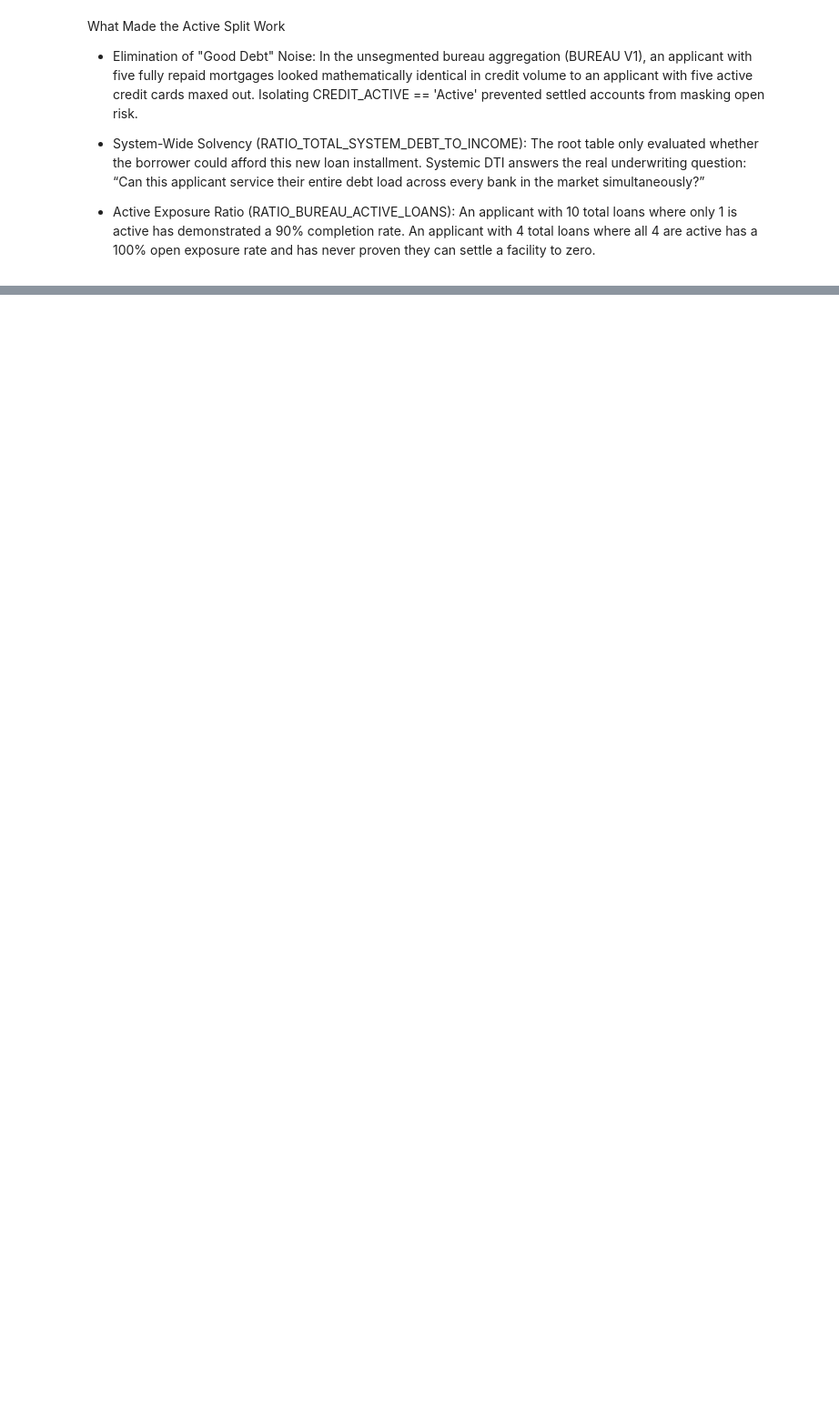
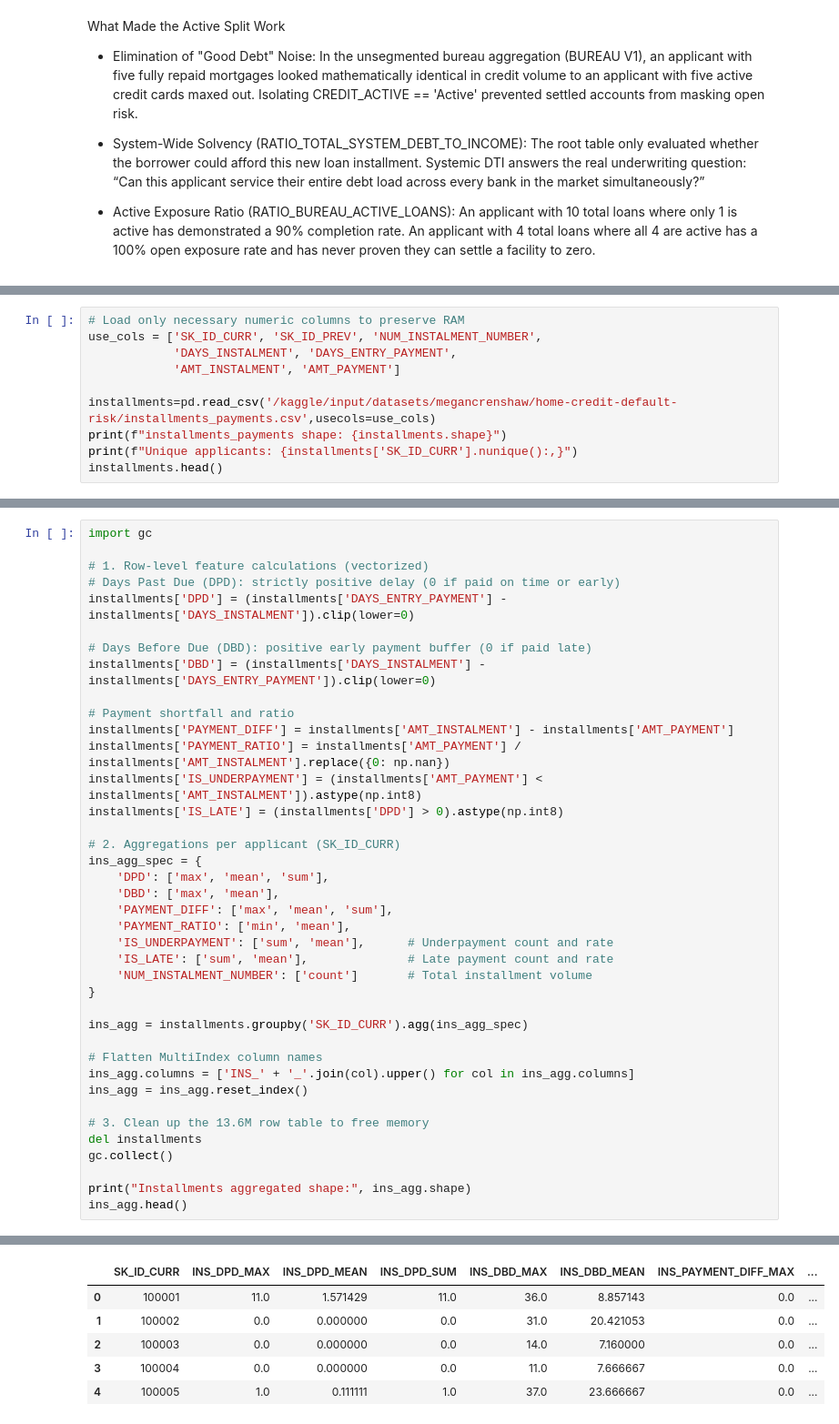
Before and after one commit to harshguptadev/home_credit_risk, a Jupyter notebook: home-credit-scorecard.ipynb, the cells around one changed output, grey strips where cells are left out. Shown at 91% size. Saved outputs shown, nothing was run; the diff lists cells and outputs as text; blank space fills up the shorter version.

```diff
--- a/home-credit-scorecard.ipynb
+++ b/home-credit-scorecard.ipynb
@@ -772,0 +1005,10 @@ What Made the Active Split Work
+# %%
+# Load only necessary numeric columns to preserve RAM
+use_cols = ['SK_ID_CURR', 'SK_ID_PREV', 'NUM_INSTALMENT_NUMBER',
+            'DAYS_INSTALMENT', 'DAYS_ENTRY_PAYMENT',
+            'AMT_INSTALMENT', 'AMT_PAYMENT']
+
+installments=pd.read_csv('/kaggle/input/datasets/megancrenshaw/home-credit-default-risk/installments_payments.csv',usecols=use_cols)
+print(f"installments_payments shape: {installments.shape}")
+print(f"Unique applicants: {installments['SK_ID_CURR'].nunique():,}")
+installments.head()
@@ -772,0 +1024,40 @@ What Made the Active Split Work
+# %%
+import gc
+
+# 1. Row-level feature calculations (vectorized)
+# Days Past Due (DPD): strictly positive delay (0 if paid on time or early)
+installments['DPD'] = (installments['DAYS_ENTRY_PAYMENT'] - installments['DAYS_INSTALMENT']).clip(lower=0)
+
+# Days Before Due (DBD): positive early payment buffer (0 if paid late)
+installments['DBD'] = (installments['DAYS_INSTALMENT'] - installments['DAYS_ENTRY_PAYMENT']).clip(lower=0)
+
+# Payment shortfall and ratio
+installments['PAYMENT_DIFF'] = installments['AMT_INSTALMENT'] - installments['AMT_PAYMENT']
+installments['PAYMENT_RATIO'] = installments['AMT_PAYMENT'] / installments['AMT_INSTALMENT'].replace({0: np.nan})
+installments['IS_UNDERPAYMENT'] = (installments['AMT_PAYMENT'] < installments['AMT_INSTALMENT']).astype(np.int8)
+installments['IS_LATE'] = (installments['DPD'] > 0).astype(np.int8)
+
+# 2. Aggregations per applicant (SK_ID_CURR)
+ins_agg_spec = {
+    'DPD': ['max', 'mean', 'sum'],
+    'DBD': ['max', 'mean'],
+    'PAYMENT_DIFF': ['max', 'mean', 'sum'],
+    'PAYMENT_RATIO': ['min', 'mean'],
+    'IS_UNDERPAYMENT': ['sum', 'mean'],      # Underpayment count and rate
+    'IS_LATE': ['sum', 'mean'],              # Late payment count and rate
+    'NUM_INSTALMENT_NUMBER': ['count']       # Total installment volume
+}
+
+ins_agg = installments.groupby('SK_ID_CURR').agg(ins_agg_spec)
+
+# Flatten MultiIndex column names
+ins_agg.columns = ['INS_' + '_'.join(col).upper() for col in ins_agg.columns]
+ins_agg = ins_agg.reset_index()
+
+# 3. Clean up the 13.6M row table to free memory
+del installments
+gc.collect()
+
+print("Installments aggregated shape:", ins_agg.shape)
+ins_agg.head()
+# %% [output]
@@ -772,0 +1065,6 @@ What Made the Active Split Work
+|  | SK_ID_CURR | INS_DPD_MAX | INS_DPD_MEAN | INS_DPD_SUM | INS_DBD_MAX | INS_DBD_MEAN | INS_PAYMENT_DIFF_MAX | ... |
+| 0 | 100001 | 11.0 | 1.571429 | 11.0 | 36.0 | 8.857143 | 0.0 | ... |
+| 1 | 100002 | 0.0 | 0.000000 | 0.0 | 31.0 | 20.421053 | 0.0 | ... |
+| 2 | 100003 | 0.0 | 0.000000 | 0.0 | 14.0 | 7.160000 | 0.0 | ... |
+| 3 | 100004 | 0.0 | 0.000000 | 0.0 | 11.0 | 7.666667 | 0.0 | ... |
+| 4 | 100005 | 1.0 | 0.111111 | 1.0 | 37.0 | 23.666667 | 0.0 | ... |
```
Also changed, not shown: parts of 107 cells of this notebook.
